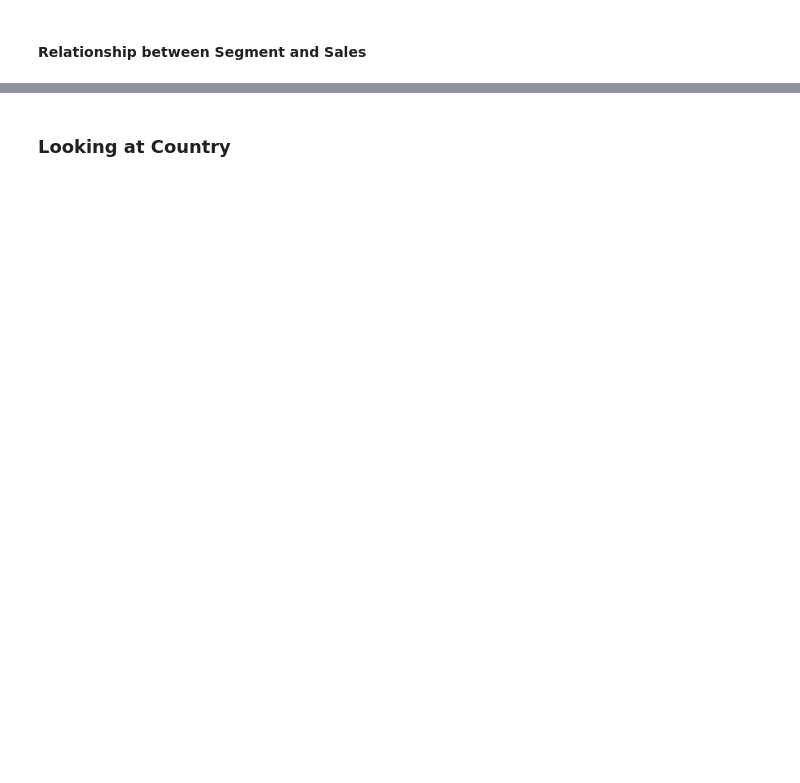
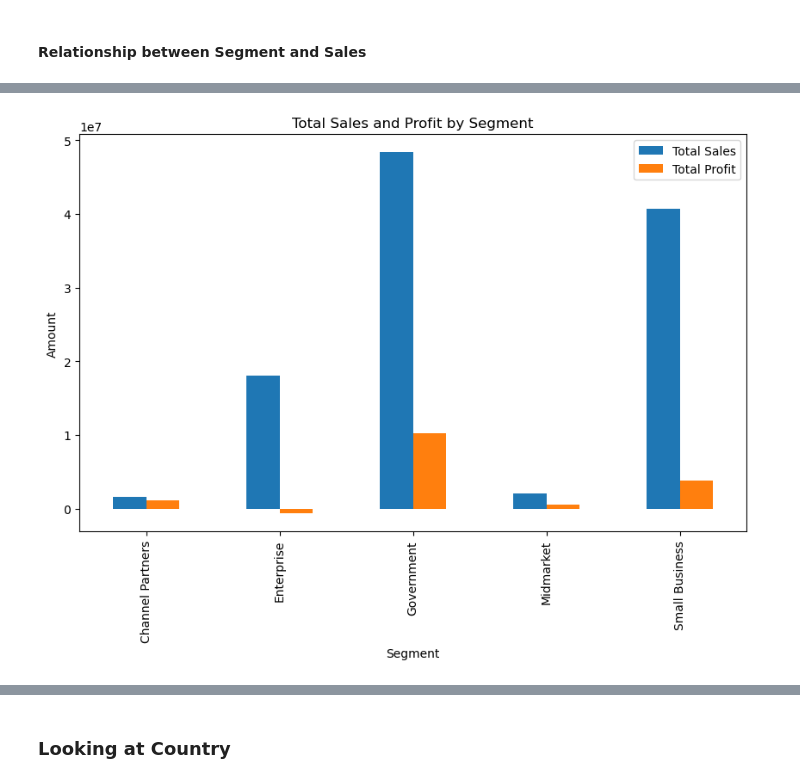
Before and after one commit to hibahdesu/Data-Analysis, a Jupyter notebook: one/Analysis for Sales.ipynb, the cells around one changed output, grey strips where cells are left out. Saved outputs shown, nothing was run; the diff lists cells and outputs as text; code cells hidden in the pictures; blank space fills up the shorter version.

```diff
--- a/one/Analysis for Sales.ipynb
+++ b/one/Analysis for Sales.ipynb
@@ -223,0 +248,10 @@ plt.show()
+# %%
+# Calculate the total sales for each segment
+sales_seg = df.groupby('Segment')['Sales'].sum().round()
+profit_seg = df.groupby('Segment')['Profit'].sum().round()
+
+# Create a DataFrame from the calculated values
+df_segment = pd.DataFrame({'Total Sales': sales_seg, 'Total Profit': profit_seg})
+
+# Print the DataFrame
+print(df_segment)
@@ -223,0 +266,9 @@ plt.show()
+# %%
+# Plot the bar chart
+df_segment.plot(kind='bar')
+plt.xlabel('Segment')
+plt.ylabel('Amount')
+plt.title('Total Sales and Profit by Segment')
+plt.show()
+# %% [output]
+[figure, added]
```
Also changed, not shown: parts of 60 cells of this notebook.
